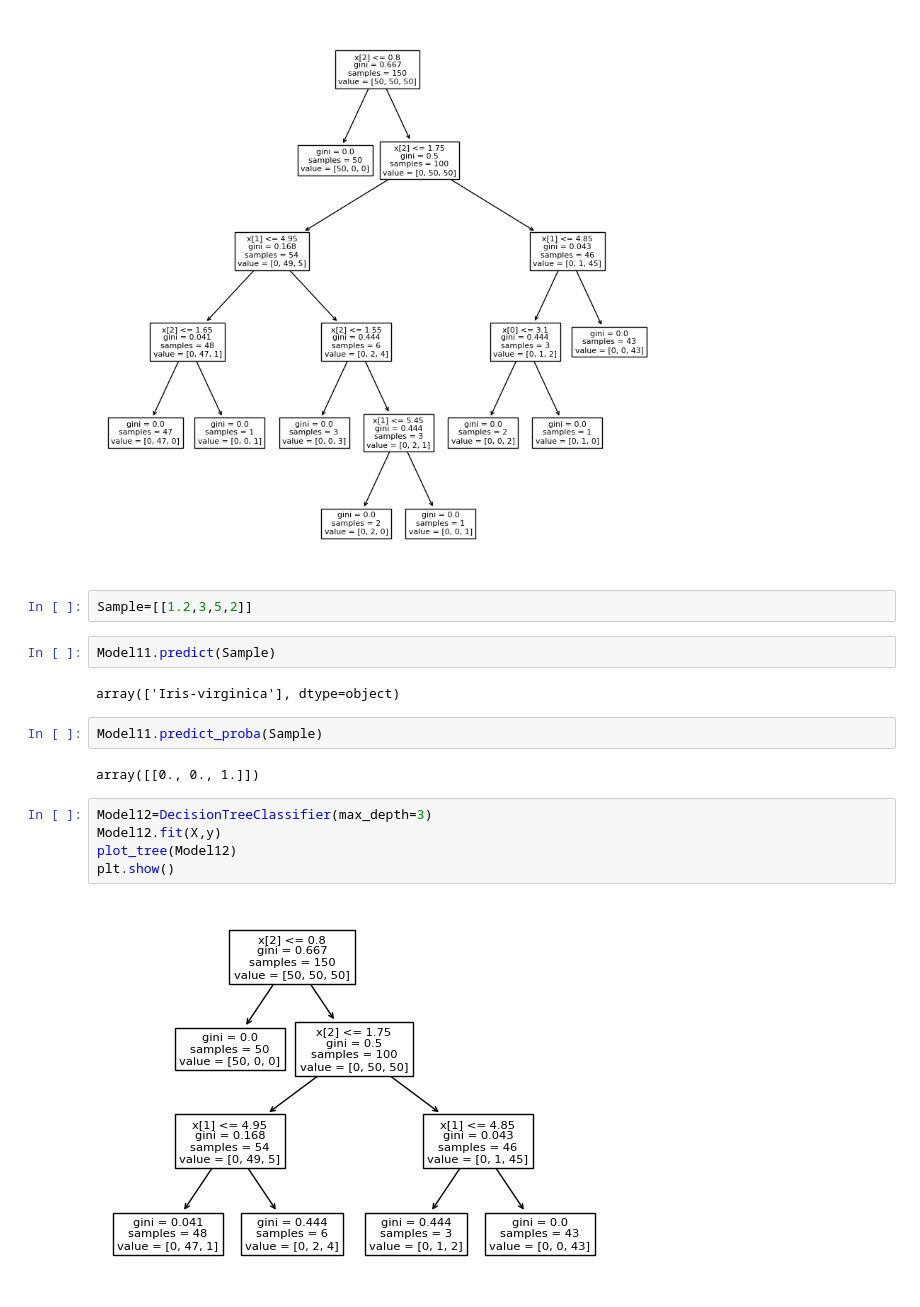
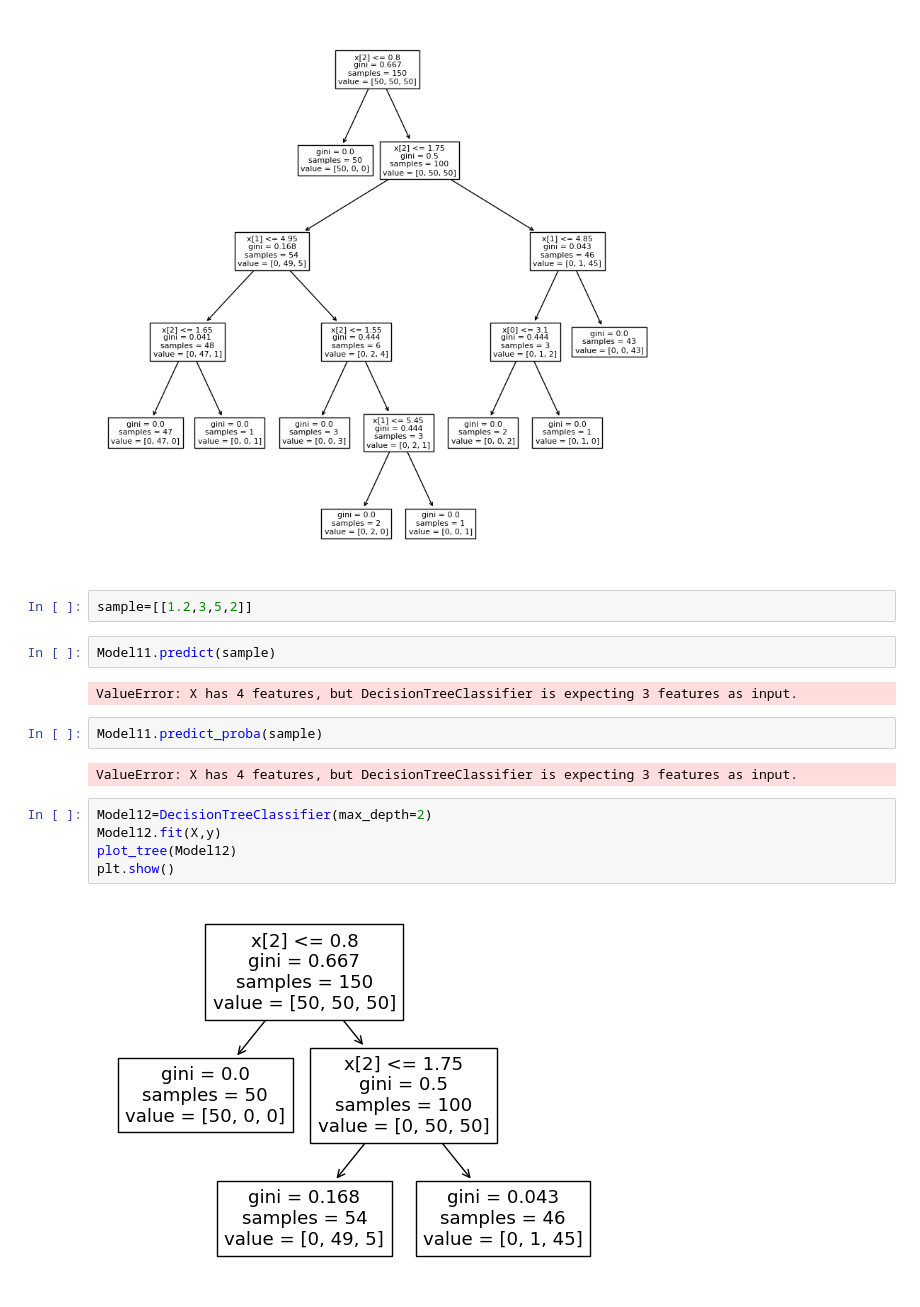
Before and after one commit to Jhanvis0110/WD_MachineLearning-23-01-2023-, a Jupyter notebook: DecisionTree.ipynb, the cells around one changed output. Saved outputs shown, nothing was run; the diff lists cells and outputs as text.

```diff
--- a/DecisionTree.ipynb
+++ b/DecisionTree.ipynb
@@ -85,20 +85,20 @@ plt.show()
 # %% [output]
 [figure]
 # %%
-Sample=[[1.2,3,5,2]]
+sample=[[1.2,3,5,2]]
 # %%
-Model11.predict(Sample)
+Model11.predict(sample)
 # %% [output]
-array(['Iris-virginica'], dtype=object)
+ValueError: X has 4 features, but DecisionTreeClassifier is expecting 3 features as input.
 # %%
-Model11.predict_proba(Sample)
+Model11.predict_proba(sample)
 # %% [output]
-array([[0., 0., 1.]])
+ValueError: X has 4 features, but DecisionTreeClassifier is expecting 3 features as input.
 # %%
-Model12=DecisionTreeClassifier(max_depth=3)
+Model12=DecisionTreeClassifier(max_depth=2)
 Model12.fit(X,y)
 plot_tree(Model12)
 plt.show()
 # %% [output]
-[figure, old version]
+[figure, new version]
 # %%
```
Also changed, not shown: parts of 27 cells of this notebook.
